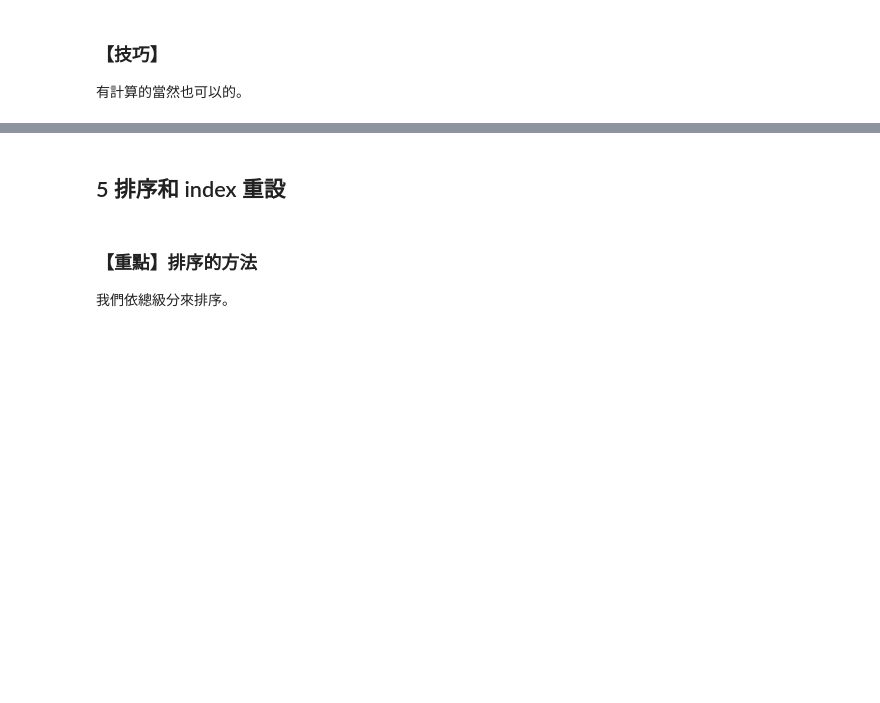
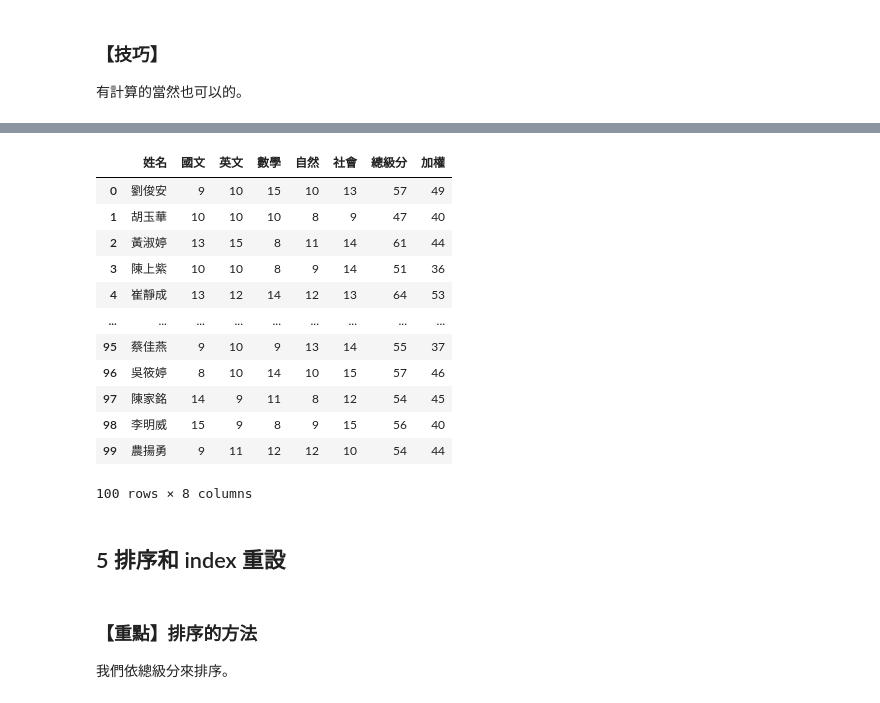
Before and after one commit to mozzaray/IMLP433, a Jupyter notebook: Unit02/2.2.2_Pandas數據分析.ipynb, the cells around one changed output, grey strips where cells are left out. Drawn from its saved outputs; the diff is of its cells as text; code cells hidden in the pictures; blank space fills up the shorter version.

```diff
--- a/Unit02/2.2.2_Pandas數據分析.ipynb
+++ b/Unit02/2.2.2_Pandas數據分析.ipynb
@@ -142,7 +142,7 @@ df.describe()
 # %% [markdown]
 有時我們很愛看的相關係數矩陣。
 # %%
-# df_numeric = df_grades.select_dtypes(include=[float, int])
-# df_numeric.corr()
-df.corr()
+df_numeric = df.select_dtypes(include=[float, int])
+df_numeric.corr()
+df_numeric.corr()
 # %% [output]
@@ -179,3 +190,19 @@ TypeError: can only concatenate str (not "int") to str
+# %%
+df
+# %% [output]
+|  | 姓名 | 國文 | 英文 | 數學 | 自然 | 社會 | 總級分 | 加權 |
+| 0 | 劉俊安 | 9 | 10 | 15 | 10 | 13 | 57 | 49 |
+| 1 | 胡玉華 | 10 | 10 | 10 | 8 | 9 | 47 | 40 |
+| 2 | 黃淑婷 | 13 | 15 | 8 | 11 | 14 | 61 | 44 |
+| 3 | 陳上紫 | 10 | 10 | 8 | 9 | 14 | 51 | 36 |
+| 4 | 崔靜成 | 13 | 12 | 14 | 12 | 13 | 64 | 53 |
+| ... | ... | ... | ... | ... | ... | ... | ... | ... |
+| 95 | 蔡佳燕 | 9 | 10 | 9 | 13 | 14 | 55 | 37 |
+| 96 | 吳筱婷 | 8 | 10 | 14 | 10 | 15 | 57 | 46 |
+| 97 | 陳家銘 | 14 | 9 | 11 | 8 | 12 | 54 | 45 |
+| 98 | 李明威 | 15 | 9 | 8 | 9 | 15 | 56 | 40 |
+| 99 | 農揚勇 | 9 | 11 | 12 | 12 | 10 | 54 | 44 |
+100 rows × 8 columns
 # %% [markdown]
 ## 5 排序和 index 重設
 # %% [markdown]
```
Also changed, not shown: parts of 20 cells of this notebook.
